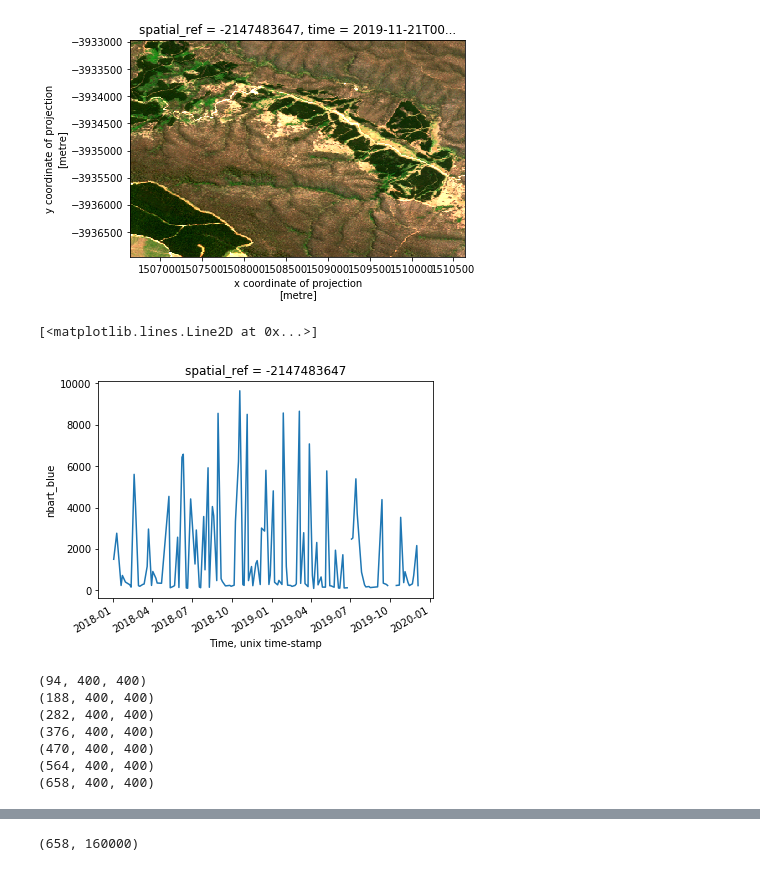
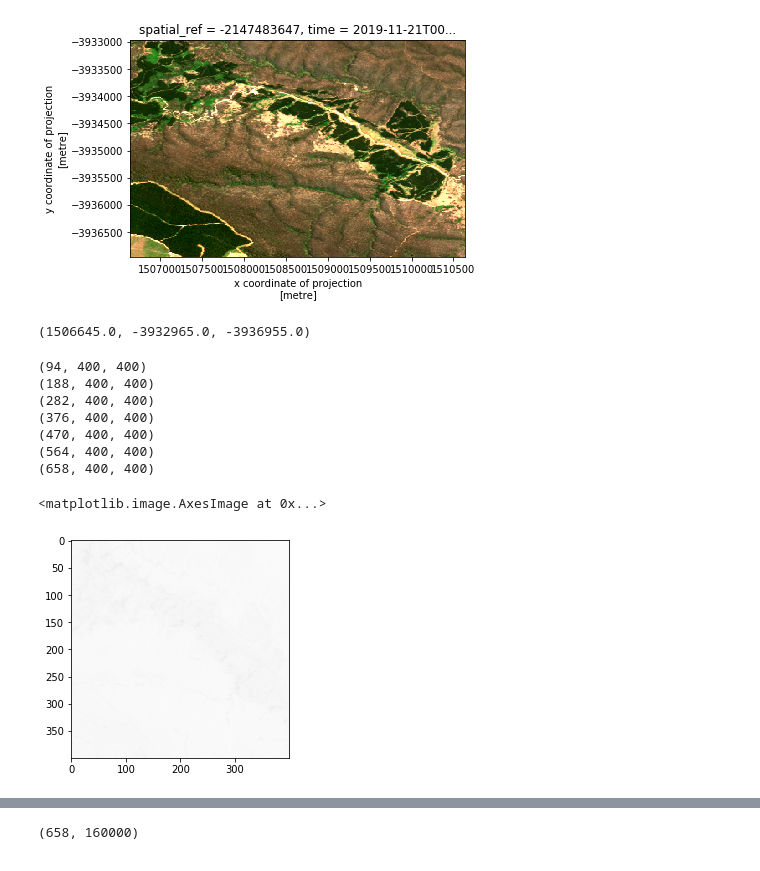
Before and after one commit to ANU-WALD/sat_decomp, a Jupyter notebook: ACT_tests.ipynb, the cells around one changed output, grey strips where cells are left out. Cells and saved outputs as stored; diff of their text form; code cells hidden in the pictures.

```diff
--- a/ACT_tests.ipynb
+++ b/ACT_tests.ipynb
@@ -85,11 +96,10 @@ ds[['nbart_red','nbart_green','nbart_blue']].where(~np.isnan(blue)).isel(time=-4
 # %% [output]
 <matplotlib.image.AxesImage at 0x...>
 [figure]
-# %%
-ds.nbart_blue.mean(dim=("x","y")).plot()
-# %% [output]
-[<matplotlib.lines.Line2D at 0x...>]
-[figure, removed]
+# %%
+ds.nbart_blue.x.values[0], ds.nbart_blue.y.values[0], ds.nbart_blue.y.values[-1]
+# %% [output]
+(1506645.0, -3932965.0, -3936955.0)
 # %%
 %matplotlib inline
 
@@ -145,3 +155,14 @@ for band_name in ds:
 (470, 400, 400)
 (564, 400, 400)
 (658, 400, 400)
+# %%
+import imageio
+
+im = imageio.imread("/data/pca_act/tiles/000_000_2018-01-20.png")
+
+im.shape, im.dtype
+
+plt.imshow(im)
+# %% [output]
+<matplotlib.image.AxesImage at 0x...>
+[figure, added]
```
Also changed, not shown: parts of 6 cells of this notebook, 8 other files.
